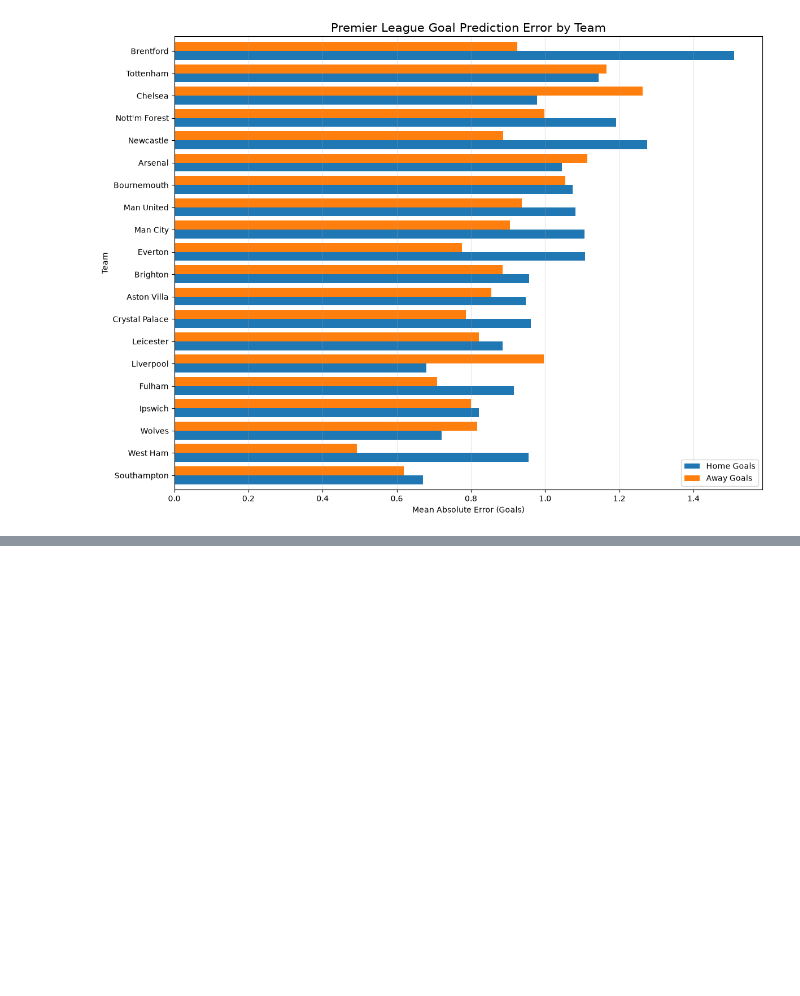
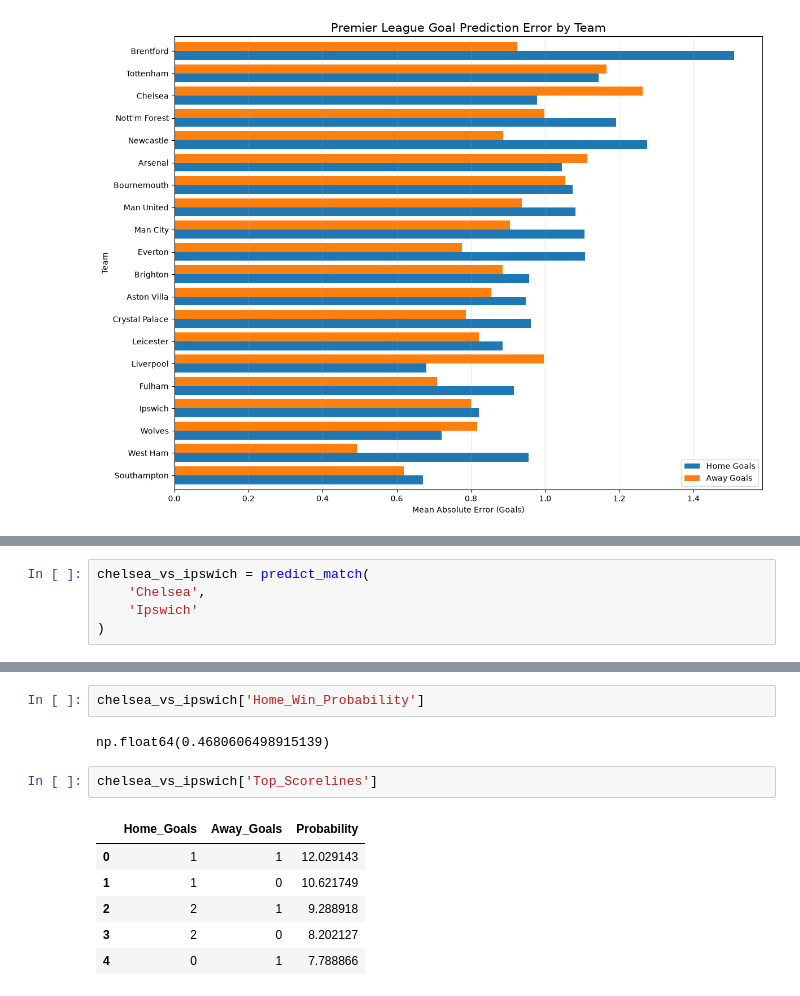
Before and after one commit to hankike/Premier_Prediction, a Jupyter notebook: poisson_2.ipynb, the cells around one changed output, grey strips where cells are left out. Cells and saved outputs as stored; diff of their text form; blank space fills up the shorter version.

```diff
--- a/poisson_2.ipynb
+++ b/poisson_2.ipynb
@@ -1431,0 +1818,5 @@ plt.show()
+# %%
+chelsea_vs_ipswich = predict_match(
+    'Chelsea',
+    'Ipswich'
+)
@@ -1431,0 +1841,13 @@ plt.show()
+# %%
+chelsea_vs_ipswich['Home_Win_Probability']
+# %% [output]
+np.float64(0.4680606498915139)
+# %%
+chelsea_vs_ipswich['Top_Scorelines']
+# %% [output]
+|  | Home_Goals | Away_Goals | Probability |
+| 0 | 1 | 1 | 12.029143 |
+| 1 | 1 | 0 | 10.621749 |
+| 2 | 2 | 1 | 9.288918 |
+| 3 | 2 | 0 | 8.202127 |
+| 4 | 0 | 1 | 7.788866 |
```
Also changed, not shown: parts of 14 cells of this notebook.
